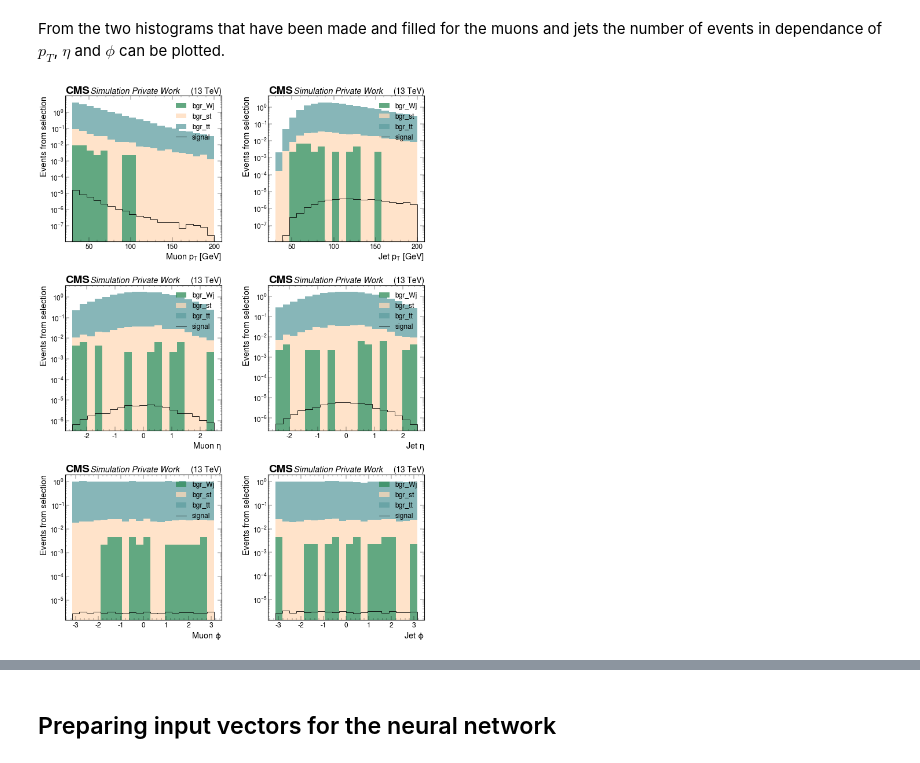
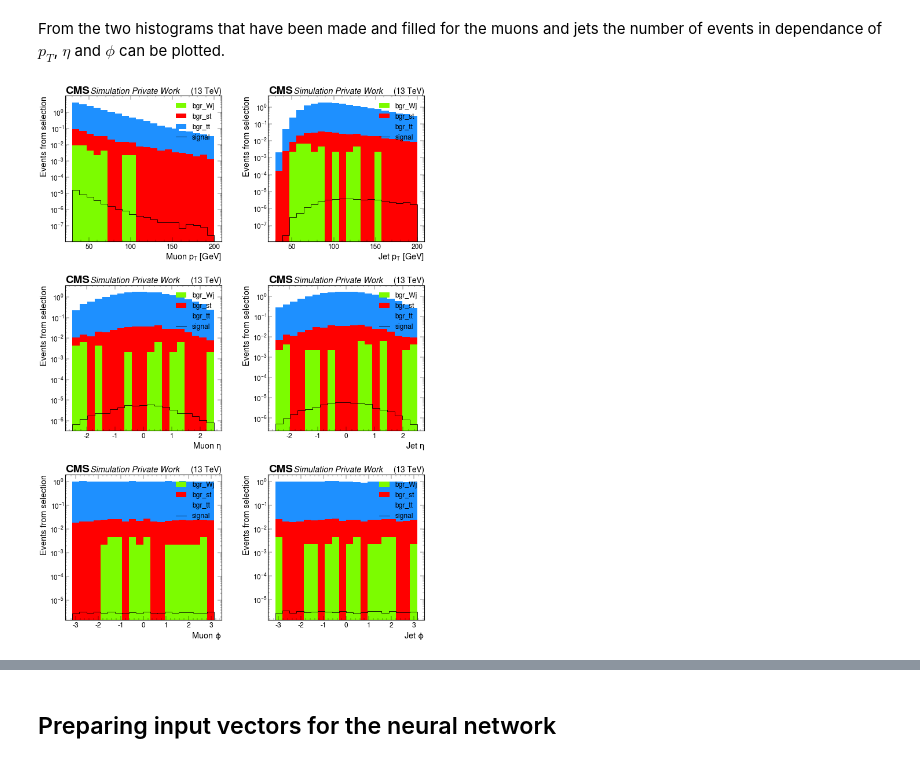
Before and after one commit to ArtMk/lhc-ml, a Jupyter notebook: 04_Event_Selection.ipynb, the cells around one changed output, grey strips where cells are left out. Drawn from its saved outputs; the diff is of its cells as text; code cells hidden in the pictures.

```diff
--- a/04_Event_Selection.ipynb
+++ b/04_Event_Selection.ipynb
@@ -341,12 +341,13 @@ fig = plt.figure(figsize = (20, 20*3/2), facecolor = 'white', dpi = 40)
 fig.subplots_adjust(wspace=0.3, hspace=0.3)
 
 # a splash of color
-plt.rcParams['axes.prop_cycle'] = plt.cycler(color=["seagreen", "peachpuff", "cadetblue"])
+plt.rcParams['axes.prop_cycle'] = plt.cycler(color=["lawngreen", "red", "dodgerblue"])
+# plt.rcParams['axes.prop_cycle'] = plt.cycler(color=["seagreen", "peachpuff", "cadetblue"])
 # plt.rcParams['axes.prop_cycle'] = plt.cycler(color=["thistle", "mediumorchid", "indigo"])
 # plt.rcParams['axes.prop_cycle'] = plt.cycler(color=["limegreen", "yellow", "red"])
 
 # opacity of the plots
-a = 0.75
+a = 1
 
 # assignment of axes
 ax1 = fig.add_subplot(3, 2, 1)
@@ -363,31 +364,31 @@ for count, sub_hist in enumerate(selection_hist):
 
     # plot of background sub histogram
     sub_hist[1].plot1d(
         ax = axes[count],
         overlay = "process",
         histtype = "fill",
         stack = True,
         alpha = a,
         edgecolor = (0, 0, 0, 0.3),
         # label = "muons"
     )
 
     # plot of signal sub histogram
     sub_hist[0].plot1d(
         ax = axes[count],
         overlay = "process",
         histtype = "step",
         stack = False,
         alpha = 1,
         edgecolor = (0, 0, 0, 0),
         label = "signal"
     )
 
     axes[count].semilogy()
     axes[count].set_ylabel("Events from selection")
     mplhep.cms.label(ax = axes[count], label="Private Work")
     axes[count].legend()
 
 plt.show()
 # %% [output]
-[figure, old version]
+[figure, new version]
```
Also changed, not shown: parts of 8 cells of this notebook, 1 other file.
